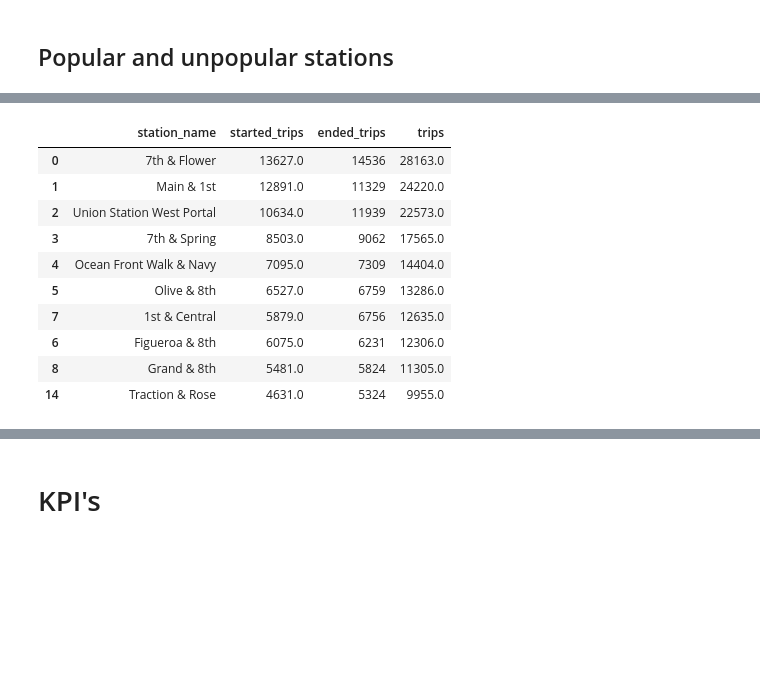
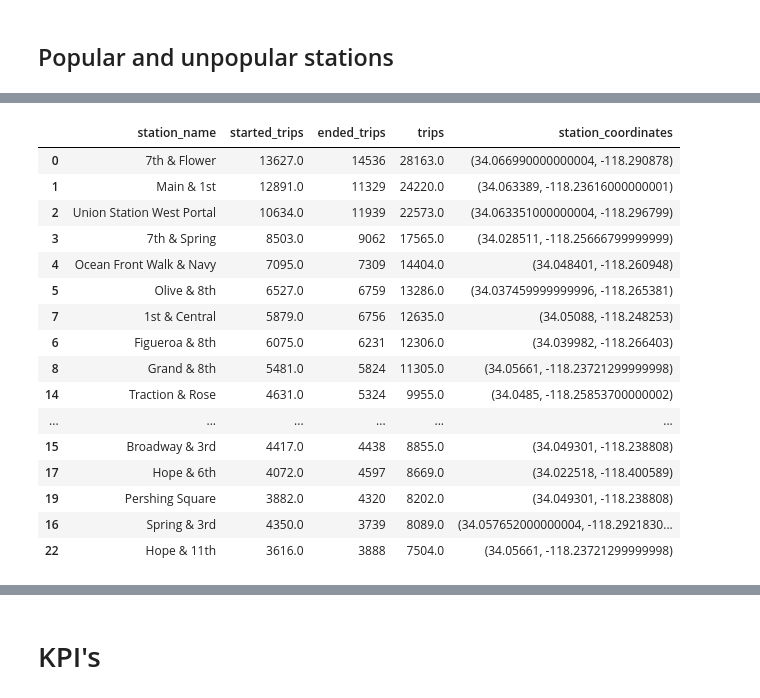
Before and after one commit to robbenB-123/SiliconValley, a Jupyter notebook: 02 - DescriptivePart.ipynb, the cells around one changed output, grey strips where cells are left out. Cells and saved outputs as stored; diff of their text form; code cells hidden in the pictures; blank space fills up the shorter version.

```diff
--- a/02 - DescriptivePart.ipynb
+++ b/02 - DescriptivePart.ipynb
@@ -313,7 +313,12 @@ dtype: int64
 # %%
 # loading dataset withg the coordinates
 coordinates_file = "C:\\Users\\gerialiaj\\Desktop\\Uni\\SS21\\DSML\\Gruppen Projekt\\SiliconValley-main-9"
-coordinates = pd.read_csv("metro-bike-share-stations-2021-04-01.csv", sep=",")
+coordinates = pd.read_csv("metro-bike-share-trips-2019-q1.csv", sep=",", low_memory = False)
+coordinates = pd.read_csv("metro-bike-share-trips-2019-q2.csv", sep=",", low_memory = False)
+coordinates = pd.read_csv("metro-bike-share-trips-2019-q3.csv", sep=",", low_memory = False)
+
+#Can't put that in, because the NaN values cant getted dropped
+#coordinates = pd.read_csv("metro-bike-share-trips-2019-q4.csv", sep=",", low_memory = False)
 # %%
 # counting the number of start and end stations
 count_start = la_set["start_station_name"].value_counts()
@@ -321,33 +326,47 @@ count_end = la_set["end_station_name"].value_counts()
 # %%
 # aggregating; started trip and ended trip is one total trip
 total_trips = count_start.to_frame().merge(count_end,left_on=count_start.index,right_on=count_end.index,how="outer")
 total_trips = total_trips.rename(columns={"key_0":"station_name","end_station_name":"ended_trips","start_station_name":"started_trips"})
 
 # setting null values to 0
 total_trips = total_trips.fillna(value=0)
 
 # adding trips column
 total_trips["trips"] = total_trips["ended_trips"]+total_trips["started_trips"]
 total_trips.head()
 
-# adding coordinates to stations
-#coordinates["ziped_coords"] = list(zip(coordinates["start_lat"],coordinates["start_long"]))
-#total_trips = total_trips.merge(coordinates["ziped_coords"].to_frame(),how = "left",left_on=total_trips["station_name"],right_on=coordinates["name"])
-#total_trips = total_trips.drop(columns=["key_0"])
+#adding coordinates to stations
+coordinates["name"] = total_trips["station_name"]
 
-# dropping stations without location data
+coordinates["station_coordinates"] = list(zip(coordinates["start_lat"],coordinates["start_lon"]))
+total_trips = total_trips.merge(coordinates["station_coordinates"].to_frame(),how = "left",left_on=total_trips["station_name"],right_on=coordinates["name"])
+total_trips = total_trips.drop(columns = ['key_0'])
+
+#Drop NaN values
+total_trips = total_trips.dropna()
+
+#Reset indices
+#total_trips = total_trips.reset_index(drop = True)
+
+#dropping stations without location data
 total_trips = total_trips.dropna(axis=0)
 total_trips = total_trips.sort_values(by="trips",ascending=False)
-total_trips.head(10)
+total_trips.head(20)
 # %% [output]
-|  | station_name | started_trips | ended_trips | trips |
-| 0 | 7th & Flower | 13627.0 | 14536 | 28163.0 |
-| 1 | Main & 1st | 12891.0 | 11329 | 24220.0 |
-| 2 | Union Station West Portal | 10634.0 | 11939 | 22573.0 |
-| 3 | 7th & Spring | 8503.0 | 9062 | 17565.0 |
-| 4 | Ocean Front Walk & Navy | 7095.0 | 7309 | 14404.0 |
-| 5 | Olive & 8th | 6527.0 | 6759 | 13286.0 |
-| 7 | 1st & Central | 5879.0 | 6756 | 12635.0 |
-| 6 | Figueroa & 8th | 6075.0 | 6231 | 12306.0 |
-| 8 | Grand & 8th | 5481.0 | 5824 | 11305.0 |
-| 14 | Traction & Rose | 4631.0 | 5324 | 9955.0 |
+|  | station_name | started_trips | ended_trips | trips | station_coordinates |
+| 0 | 7th & Flower | 13627.0 | 14536 | 28163.0 | (34.066990000000004, -118.290878) |
+| 1 | Main & 1st | 12891.0 | 11329 | 24220.0 | (34.063389, -118.23616000000001) |
+| 2 | Union Station West Portal | 10634.0 | 11939 | 22573.0 | (34.063351000000004, -118.296799) |
+| 3 | 7th & Spring | 8503.0 | 9062 | 17565.0 | (34.028511, -118.25666799999999) |
+| 4 | Ocean Front Walk & Navy | 7095.0 | 7309 | 14404.0 | (34.048401, -118.260948) |
+| 5 | Olive & 8th | 6527.0 | 6759 | 13286.0 | (34.037459999999996, -118.265381) |
+| 7 | 1st & Central | 5879.0 | 6756 | 12635.0 | (34.05088, -118.248253) |
+| 6 | Figueroa & 8th | 6075.0 | 6231 | 12306.0 | (34.039982, -118.266403) |
+| 8 | Grand & 8th | 5481.0 | 5824 | 11305.0 | (34.05661, -118.23721299999998) |
+| 14 | Traction & Rose | 4631.0 | 5324 | 9955.0 | (34.0485, -118.25853700000002) |
+| ... | ... | ... | ... | ... | ... |
+| 15 | Broadway & 3rd | 4417.0 | 4438 | 8855.0 | (34.049301, -118.238808) |
+| 17 | Hope & 6th | 4072.0 | 4597 | 8669.0 | (34.022518, -118.400589) |
+| 19 | Pershing Square | 3882.0 | 4320 | 8202.0 | (34.049301, -118.238808) |
+| 16 | Spring & 3rd | 4350.0 | 3739 | 8089.0 | (34.057652000000004, -118.2921830... |
+| 22 | Hope & 11th | 3616.0 | 3888 | 7504.0 | (34.05661, -118.23721299999998) |
```
Also changed, not shown: parts of 15 cells of this notebook.
